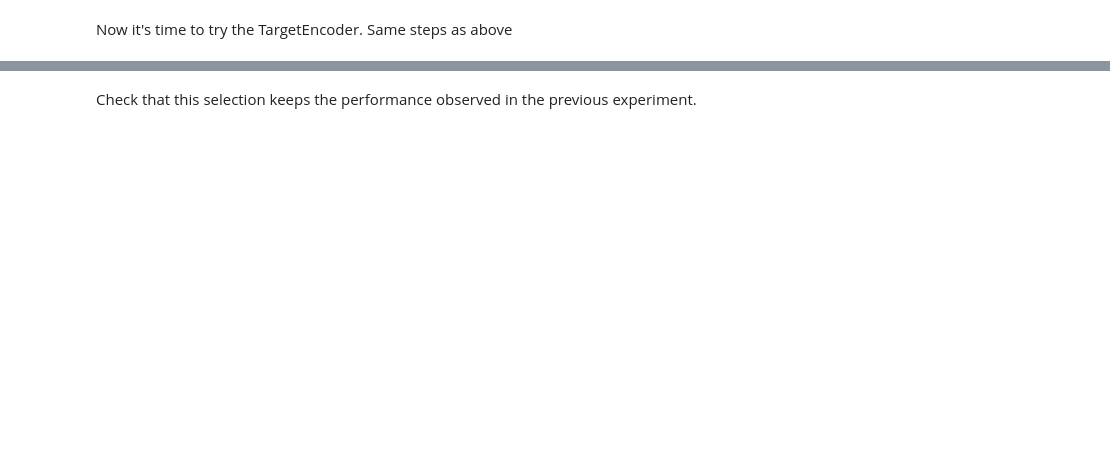
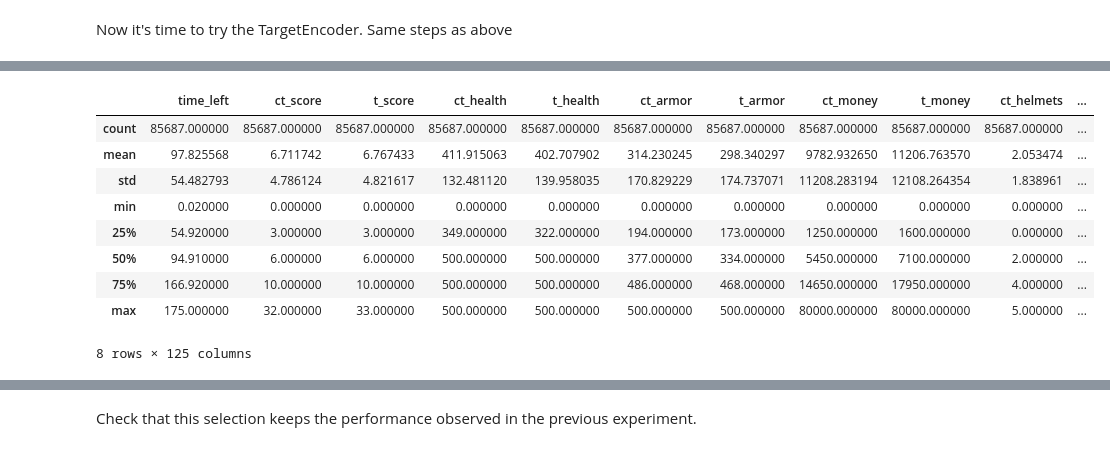
Before and after one commit to jacksomeone-92/ML2_Group_B, a Jupyter notebook: GroupB_CounterStrikeGO.ipynb, the cells around one changed output, grey strips where cells are left out. Saved outputs shown, nothing was run; the diff lists cells and outputs as text; code cells hidden in the pictures; blank space fills up the shorter version.

```diff
--- a/GroupB_CounterStrikeGO.ipynb
+++ b/GroupB_CounterStrikeGO.ipynb
@@ -925,0 +787,3 @@ Use Random Forest Classifier to evaluate feature importance
+# %%
+#Rebuild our dataset, if we compute Genetic Programming with scaled values, we will get N/A
+df_copy_ohe = pd.concat([df_numerical, df_categorical_ohe], axis=1)
@@ -925,0 +818,16 @@ Use Random Forest Classifier to evaluate feature importance
+# %%
+#pip install gplearn
+from gplearn.genetic import SymbolicTransformer
+
+function_set = ['add', 'sub', 'mul', 'div',
+                'sqrt', 'log', 'abs', 'neg', 'inv',
+                'max', 'min']
+
+gp = SymbolicTransformer(generations=20, population_size=500,
+                         hall_of_fame=50, n_components=10,
+                         function_set=function_set,
+                         parsimony_coefficient=0.0005,
+                         max_samples=0.9, verbose=1,
+                         random_state=42, n_jobs=-1, metric='spearman')
+
+gp.fit(df_copy_ohe, target)
@@ -925,0 +863,3 @@ Use Random Forest Classifier to evaluate feature importance
+# %%
+gp_features = gp.transform(df_copy_ohe)
+print(f'{gp_features.shape[1]} new features generated')
@@ -925,0 +868,11 @@ Use Random Forest Classifier to evaluate feature importance
+# %%
+# Build a dataframe from the set of best new features generated.
+new_dataframe = pd.DataFrame(gp_features)
+# Set the name of the dataframe columns as 'gp#' where # is a number.
+new_dataframe.columns = ['gp{}'.format(i) for i in range(len(list(new_dataframe)))]
+
+# Add the new dataframe as new columns of my dataset
+df_copy_ohe = pd.concat([df_copy_ohe, new_dataframe], axis=1)
+
+# Show it
+df_copy_ohe.head()
@@ -925,0 +887,13 @@ Use Random Forest Classifier to evaluate feature importance
+# %%
+df_copy_ohe.describe()
+# %% [output]
+|  | time_left | ct_score | t_score | ct_health | t_health | ct_armor | t_armor | ct_money | t_money | ct_helmets | ... |
+| count | 85687.000000 | 85687.000000 | 85687.000000 | 85687.000000 | 85687.000000 | 85687.000000 | 85687.000000 | 85687.000000 | 85687.000000 | 85687.000000 | ... |
+| mean | 97.825568 | 6.711742 | 6.767433 | 411.915063 | 402.707902 | 314.230245 | 298.340297 | 9782.932650 | 11206.763570 | 2.053474 | ... |
+| std | 54.482793 | 4.786124 | 4.821617 | 132.481120 | 139.958035 | 170.829229 | 174.737071 | 11208.283194 | 12108.264354 | 1.838961 | ... |
+| min | 0.020000 | 0.000000 | 0.000000 | 0.000000 | 0.000000 | 0.000000 | 0.000000 | 0.000000 | 0.000000 | 0.000000 | ... |
+| 25% | 54.920000 | 3.000000 | 3.000000 | 349.000000 | 322.000000 | 194.000000 | 173.000000 | 1250.000000 | 1600.000000 | 0.000000 | ... |
+| 50% | 94.910000 | 6.000000 | 6.000000 | 500.000000 | 500.000000 | 377.000000 | 334.000000 | 5450.000000 | 7100.000000 | 2.000000 | ... |
+| 75% | 166.920000 | 10.000000 | 10.000000 | 500.000000 | 500.000000 | 486.000000 | 468.000000 | 14650.000000 | 17950.000000 | 4.000000 | ... |
+| max | 175.000000 | 32.000000 | 33.000000 | 500.000000 | 500.000000 | 500.000000 | 500.000000 | 80000.000000 | 80000.000000 | 5.000000 | ... |
+8 rows × 125 columns
```
Also changed, not shown: parts of 118 cells of this notebook, 3 other files.
